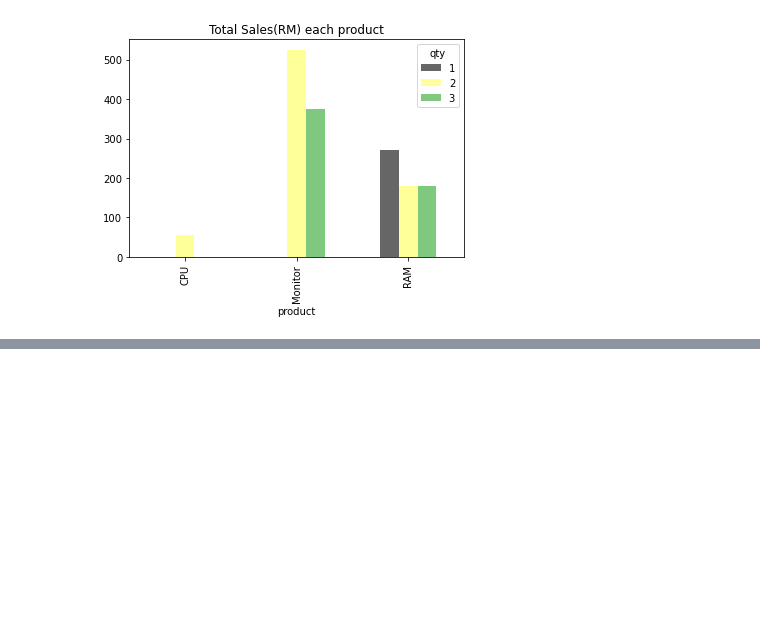
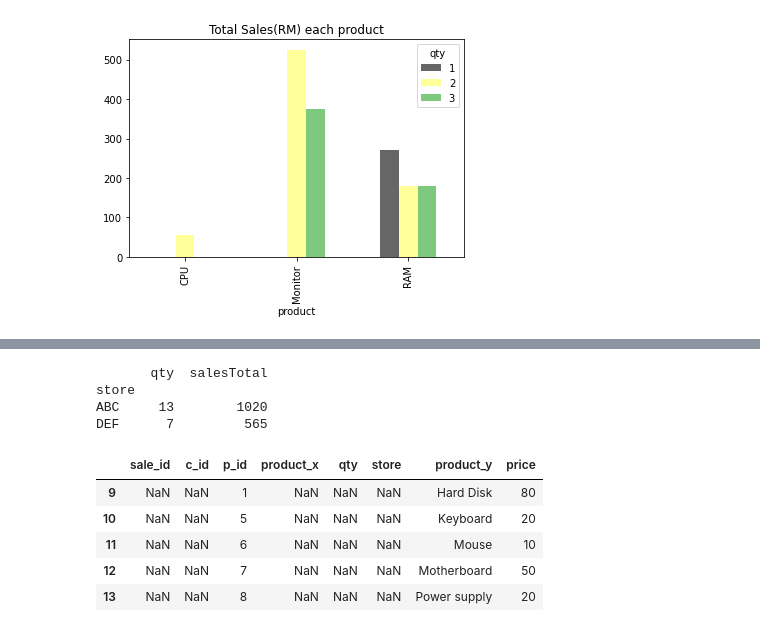
Before and after one commit to Syahmi-Su/data-analytic-programming, a Jupyter notebook: assignment-4/assignment-4.ipynb, the cells around one changed output, grey strips where cells are left out. Drawn from its saved outputs; the diff is of its cells as text; code cells hidden in the pictures; blank space fills up the shorter version.

```diff
--- a/assignment-4/assignment-4.ipynb
+++ b/assignment-4/assignment-4.ipynb
@@ -93,0 +104,20 @@ a.plot.bar(colormap = 'Accent_r', title = 'Total Sales(RM) each product')
+# %%
+sumAll =pd.merge(sales,product,how='left',on=['p_id'])
+sumAll['salesTotal']=sumAll['qty']*sumAll['price']
+print(sumAll.groupby(['store'])[['qty','salesTotal']].sum())
+# %% [output]
+       qty  salesTotal
+store
+ABC     13        1020
+DEF      7         565
+# %%
+notSold =pd.merge(sales,product,how='right',on=['p_id'])
+notSold=notSold[notSold['sale_id'].isnull()]
+notSold
+# %% [output]
+|  | sale_id | c_id | p_id | product_x | qty | store | product_y | price |
+| 9 | NaN | NaN | 1 | NaN | NaN | NaN | Hard Disk | 80 |
+| 10 | NaN | NaN | 5 | NaN | NaN | NaN | Keyboard | 20 |
+| 11 | NaN | NaN | 6 | NaN | NaN | NaN | Mouse | 10 |
+| 12 | NaN | NaN | 7 | NaN | NaN | NaN | Motherboard | 50 |
+| 13 | NaN | NaN | 8 | NaN | NaN | NaN | Power supply | 20 |
```
Also changed, not shown: parts of 1 cell of this notebook.
